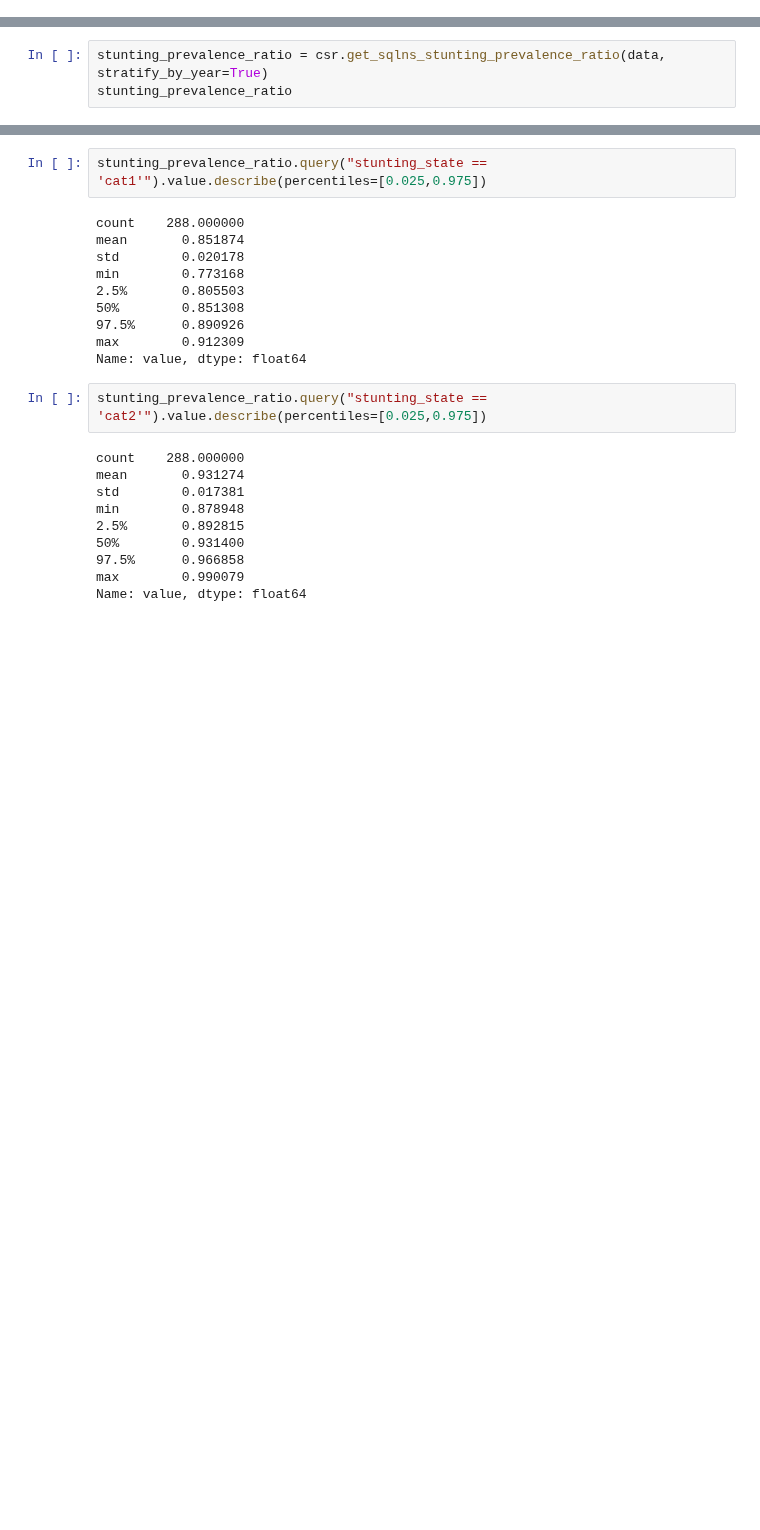
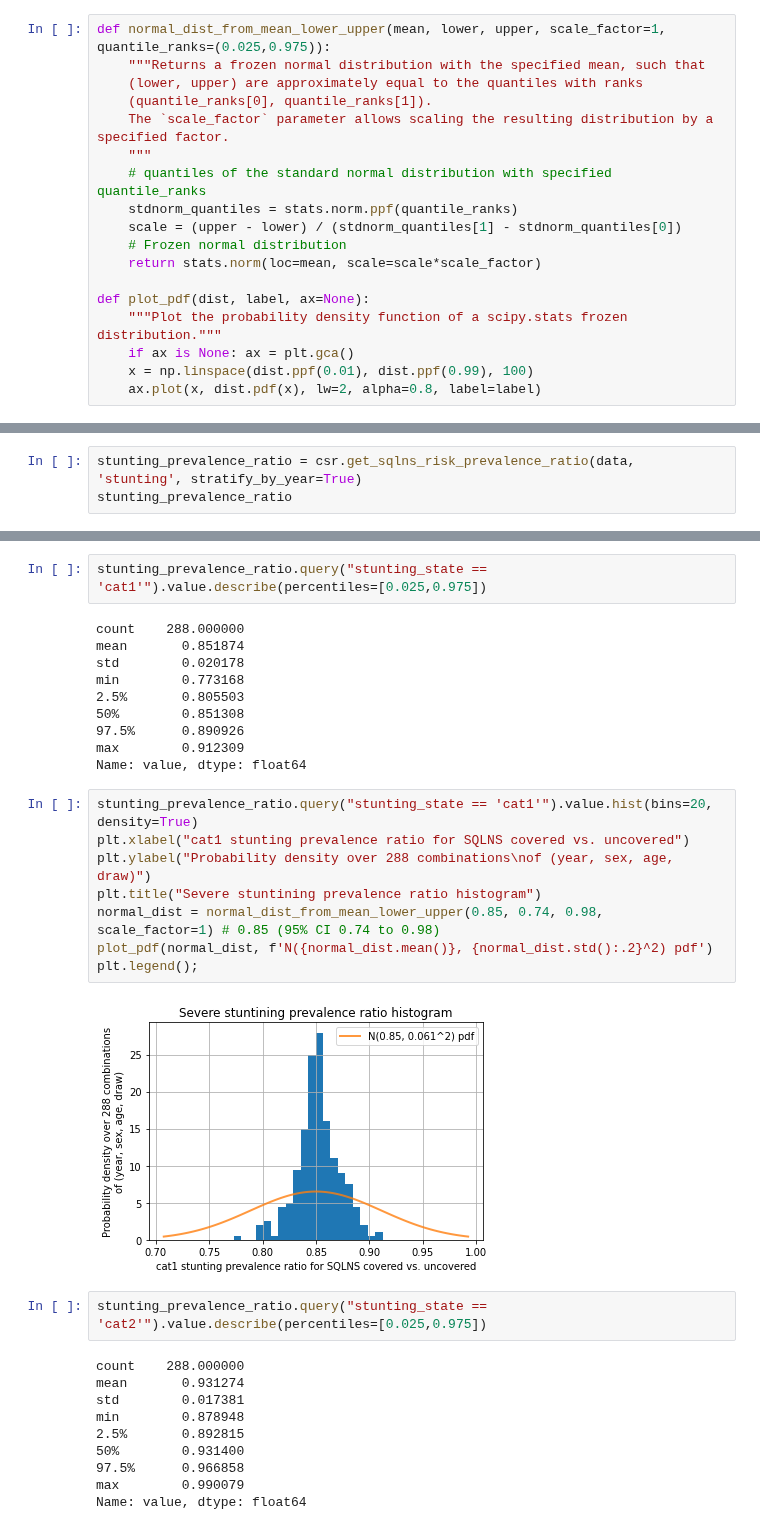
Before and after one commit to ihmeuw/vivarium_research_ciff_sam, a Jupyter notebook: model_validation/model3/2021_09_09a_ciff_sam_v3.1_vv.ipynb, the cells around one changed output, grey strips where cells are left out. Drawn from its saved outputs; the diff is of its cells as text; blank space fills up the shorter version.

Commit message:
update v3.1 vv notebook with wasting prevalence ratios and histograms to check uncertainty

```diff
--- a/model_validation/model3/2021_09_09a_ciff_sam_v3.1_vv.ipynb
+++ b/model_validation/model3/2021_09_09a_ciff_sam_v3.1_vv.ipynb
@@ -175,3 +186,21 @@ See [SQ-LNS Vivarium Modeling Strategy](https://vivarium-research.readthedocs.io
+# %%
+def normal_dist_from_mean_lower_upper(mean, lower, upper, scale_factor=1, quantile_ranks=(0.025,0.975)):
+    """Returns a frozen normal distribution with the specified mean, such that
+    (lower, upper) are approximately equal to the quantiles with ranks
+    (quantile_ranks[0], quantile_ranks[1]).
+    The `scale_factor` parameter allows scaling the resulting distribution by a specified factor.
+    """
+    # quantiles of the standard normal distribution with specified quantile_ranks
+    stdnorm_quantiles = stats.norm.ppf(quantile_ranks)
+    scale = (upper - lower) / (stdnorm_quantiles[1] - stdnorm_quantiles[0])
+    # Frozen normal distribution
+    return stats.norm(loc=mean, scale=scale*scale_factor)
+
+def plot_pdf(dist, label, ax=None):
+    """Plot the probability density function of a scipy.stats frozen distribution."""
+    if ax is None: ax = plt.gca()
+    x = np.linspace(dist.ppf(0.01), dist.ppf(0.99), 100)
+    ax.plot(x, dist.pdf(x), lw=2, alpha=0.8, label=label)
 # %%
 data.stunting_state_person_time
 # %% [output]
@@ -193,5 +222,5 @@ Should we stratify by year, or not???
 # %%
-stunting_prevalence_ratio = csr.get_sqlns_stunting_prevalence_ratio(data, stratify_by_year=True)
+stunting_prevalence_ratio = csr.get_sqlns_risk_prevalence_ratio(data, 'stunting', stratify_by_year=True)
 stunting_prevalence_ratio
 # %% [output]
 |  | year | sex | age | stunting_state | input_draw | scenario | value | numerator_measure | ... |
@@ -227,6 +346,16 @@ min        0.773168
 97.5%      0.890926
 max        0.912309
 Name: value, dtype: float64
+# %%
+stunting_prevalence_ratio.query("stunting_state == 'cat1'").value.hist(bins=20, density=True)
+plt.xlabel("cat1 stunting prevalence ratio for SQLNS covered vs. uncovered")
+plt.ylabel("Probability density over 288 combinations\nof (year, sex, age, draw)")
+plt.title("Severe stuntining prevalence ratio histogram")
+normal_dist = normal_dist_from_mean_lower_upper(0.85, 0.74, 0.98, scale_factor=1) # 0.85 (95% CI 0.74 to 0.98)
+plot_pdf(normal_dist, f'N({normal_dist.mean()}, {normal_dist.std():.2}^2) pdf')
+plt.legend();
+# %% [output]
+[figure, added]
 # %%
 stunting_prevalence_ratio.query("stunting_state == 'cat2'").value.describe(percentiles=[0.025,0.975])
 # %% [output]
```
Also changed, not shown: parts of 34 cells of this notebook.
